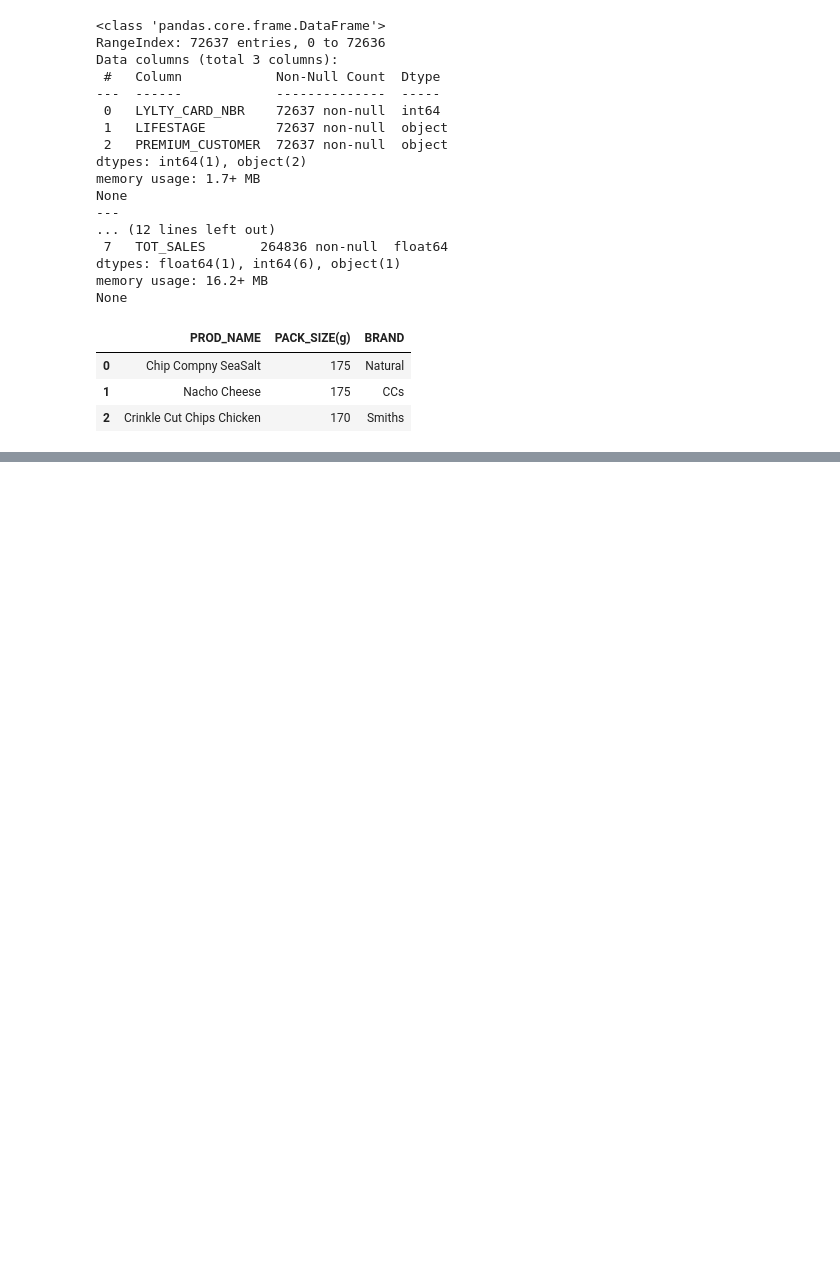
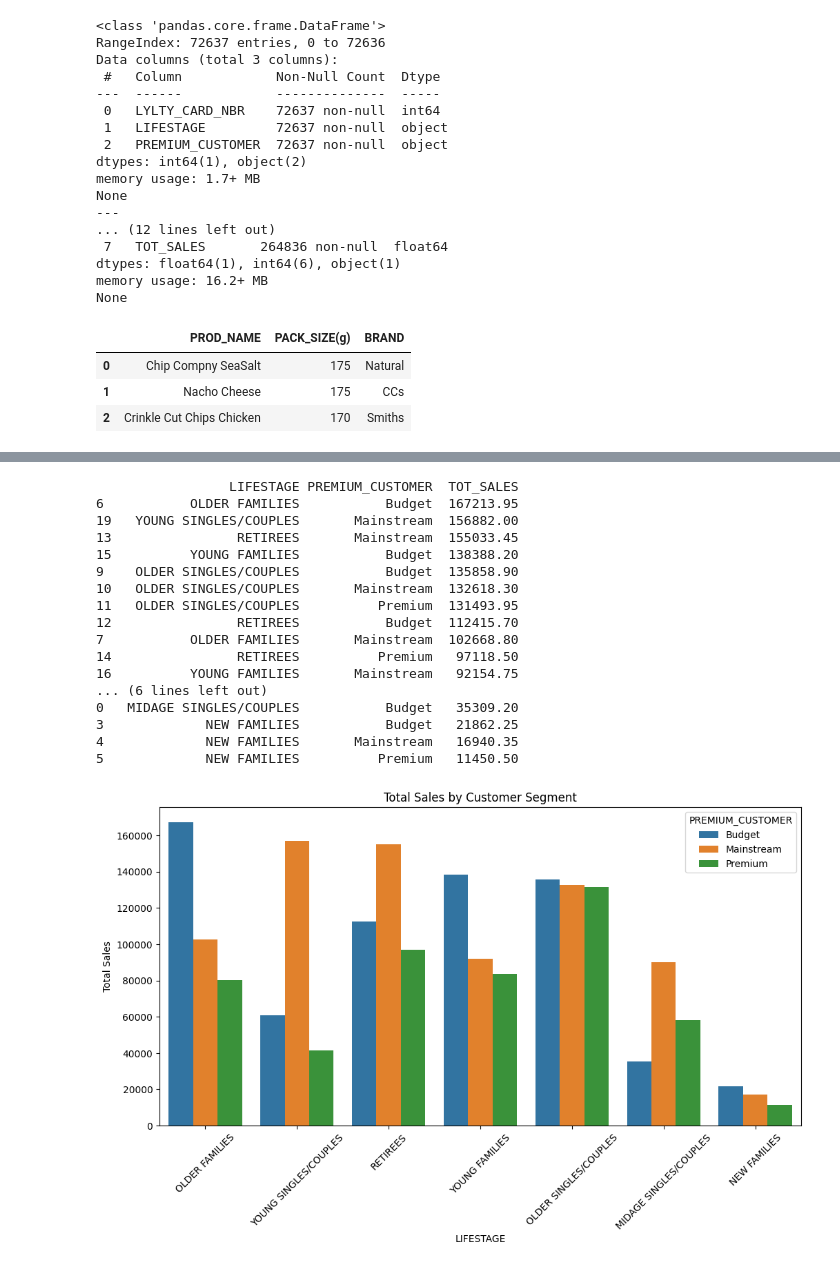
Before and after one commit to JoshuaPaul-lasisi/Quantium-Internship---Forage, a Jupyter notebook: notebooks/task 1.ipynb, the cells around one changed output, grey strips where cells are left out. Drawn from its saved outputs; the diff is of its cells as text; code cells hidden in the pictures; blank space fills up the shorter version.

Commit message:
analysis done and visualizations saved

```diff
--- a/notebooks/task 1.ipynb
+++ b/notebooks/task 1.ipynb
@@ -123,0 +109,39 @@ dtype: int64
+# %%
+# Image folder for visualization reports
+image_folder = '../reports/images/'
+os.makedirs(image_folder, exist_ok=True)
+
+# Group by LIFESTAGE and PREMIUM_CUSTOMER, then calculate total sales
+segment_sales = data.groupby(['LIFESTAGE', 'PREMIUM_CUSTOMER'])['TOT_SALES'].sum().reset_index()
+
+# Sort the results for easier visualization
+segment_sales = segment_sales.sort_values(by='TOT_SALES', ascending=False)
+print(segment_sales)
+
+# Create a bar plot for sales by customer segment
+plt.figure(figsize=(12, 6))
+sns.barplot(data=segment_sales, x='LIFESTAGE', y='TOT_SALES', hue='PREMIUM_CUSTOMER')
+plt.title('Total Sales by Customer Segment')
+plt.ylabel('Total Sales')
+plt.xticks(rotation=45)
+plt.savefig(f'{image_folder}sales_by_customer_segment.png')
+plt.show()
+# %% [output]
+                 LIFESTAGE PREMIUM_CUSTOMER  TOT_SALES
+6           OLDER FAMILIES           Budget  167213.95
+19   YOUNG SINGLES/COUPLES       Mainstream  156882.00
+13                RETIREES       Mainstream  155033.45
+15          YOUNG FAMILIES           Budget  138388.20
+9    OLDER SINGLES/COUPLES           Budget  135858.90
+10   OLDER SINGLES/COUPLES       Mainstream  132618.30
+11   OLDER SINGLES/COUPLES          Premium  131493.95
+12                RETIREES           Budget  112415.70
+7           OLDER FAMILIES       Mainstream  102668.80
+14                RETIREES          Premium   97118.50
+16          YOUNG FAMILIES       Mainstream   92154.75
+... (6 lines left out)
+0   MIDAGE SINGLES/COUPLES           Budget   35309.20
+3             NEW FAMILIES           Budget   21862.25
+4             NEW FAMILIES       Mainstream   16940.35
+5             NEW FAMILIES          Premium   11450.50
+[figure, added]
```
Also changed, not shown: parts of 4 cells of this notebook, 4 other files.
